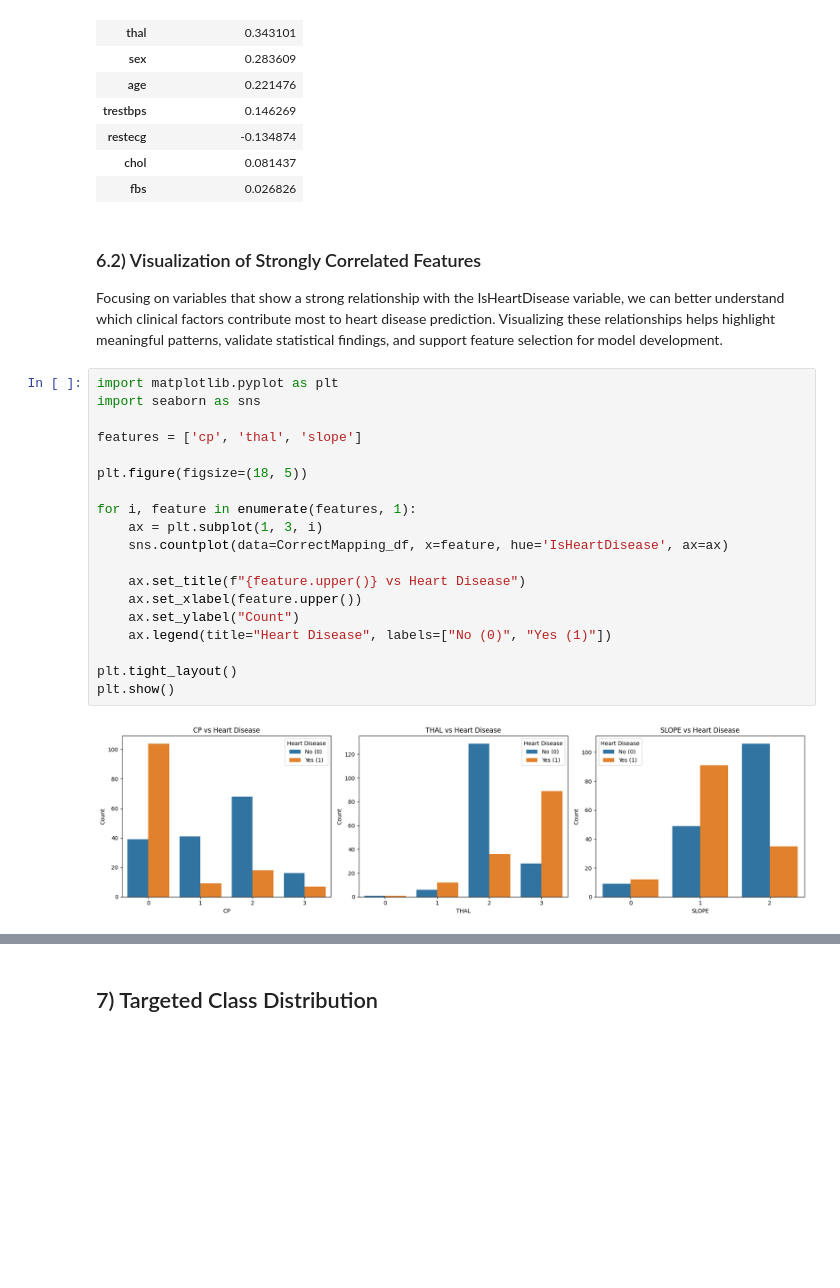
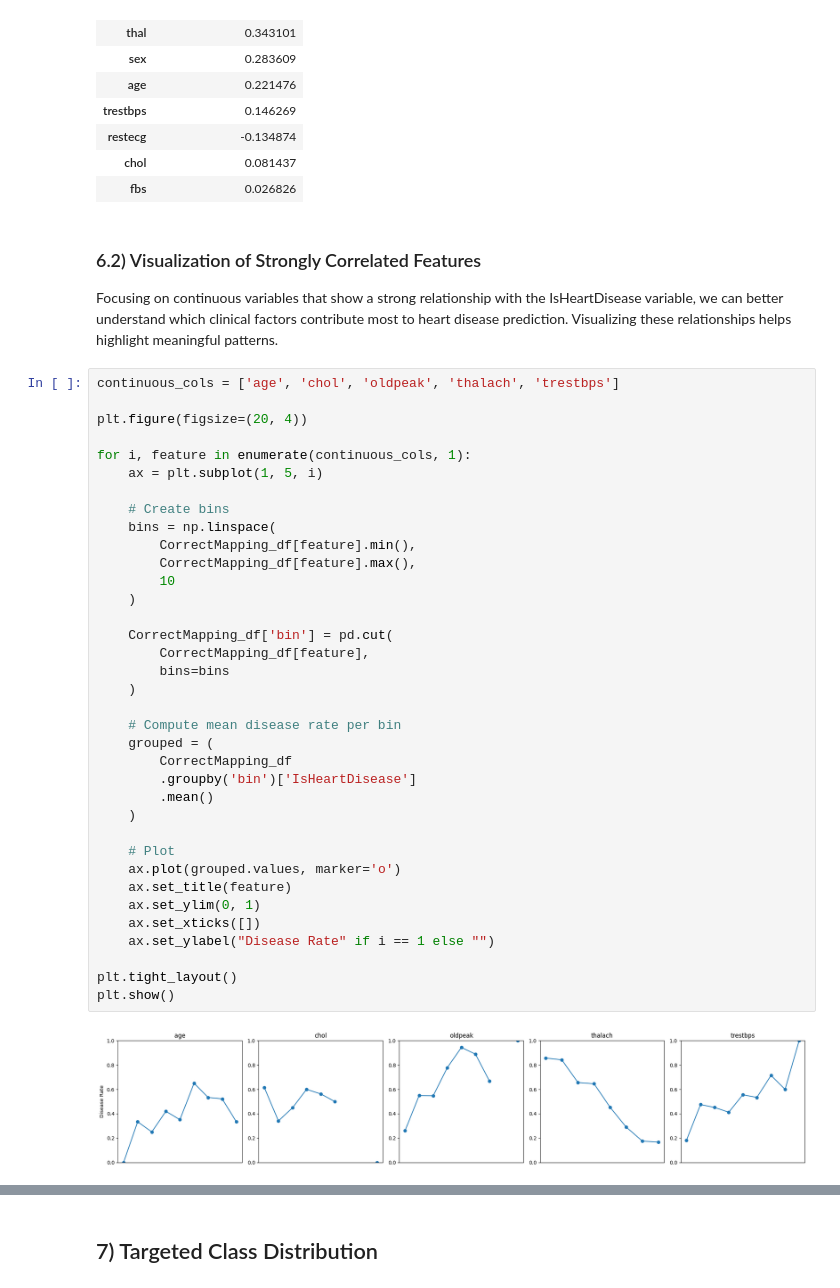
Before and after one commit to Janau00/SWE485-Project-Group9, a Jupyter notebook: Phase1_Data_Exploration.ipynb, the cells around one changed output, grey strips where cells are left out. Saved outputs shown, nothing was run; the diff lists cells and outputs as text; blank space fills up the shorter version.

```diff
--- a/Phase1_Data_Exploration.ipynb
+++ b/Phase1_Data_Exploration.ipynb
@@ -283,25 +283,42 @@ Top correlations with IsHeartDisease:
 | fbs | 0.026826 |
 # %% [markdown]
 ### 6.2) Visualization of Strongly Correlated Features
-Focusing on variables that show a strong relationship with the IsHeartDisease variable, we can better understand which clinical factors contribute most to heart disease prediction. Visualizing these relationships helps highlight meaningful patterns, validate statistical findings, and support feature selection for model development.
+Focusing on continuous variables that show a strong relationship with the IsHeartDisease variable, we can better understand which clinical factors contribute most to heart disease prediction. Visualizing these relationships helps highlight meaningful patterns.
 # %%
-import matplotlib.pyplot as plt
-import seaborn as sns
+continuous_cols = ['age', 'chol', 'oldpeak', 'thalach', 'trestbps']
 
-features = ['cp', 'thal', 'slope']
+plt.figure(figsize=(20, 4))
 
-plt.figure(figsize=(18, 5))
+for i, feature in enumerate(continuous_cols, 1):
+    ax = plt.subplot(1, 5, i)
 
-for i, feature in enumerate(features, 1):
-    ax = plt.subplot(1, 3, i)
-    sns.countplot(data=CorrectMapping_df, x=feature, hue='IsHeartDisease', ax=ax)
+    # Create bins
+    bins = np.linspace(
+        CorrectMapping_df[feature].min(),
+        CorrectMapping_df[feature].max(),
+        10
+    )
 
-    ax.set_title(f"{feature.upper()} vs Heart Disease")
-    ax.set_xlabel(feature.upper())
-    ax.set_ylabel("Count")
-    ax.legend(title="Heart Disease", labels=["No (0)", "Yes (1)"])
+    CorrectMapping_df['bin'] = pd.cut(
+        CorrectMapping_df[feature],
+        bins=bins
+    )
+
+    # Compute mean disease rate per bin
+    grouped = (
+        CorrectMapping_df
+        .groupby('bin')['IsHeartDisease']
+        .mean()
+    )
+
+    # Plot
+    ax.plot(grouped.values, marker='o')
+    ax.set_title(feature)
+    ax.set_ylim(0, 1)
+    ax.set_xticks([])
+    ax.set_ylabel("Disease Rate" if i == 1 else "")
 
 plt.tight_layout()
 plt.show()
 # %% [output]
-[figure, old version]
+[figure, new version]
```
Also changed, not shown: parts of 3 cells of this notebook.
